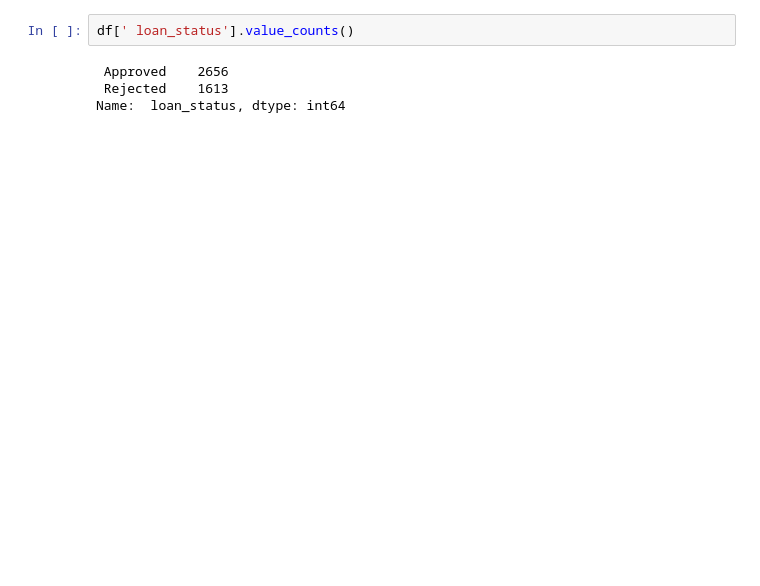
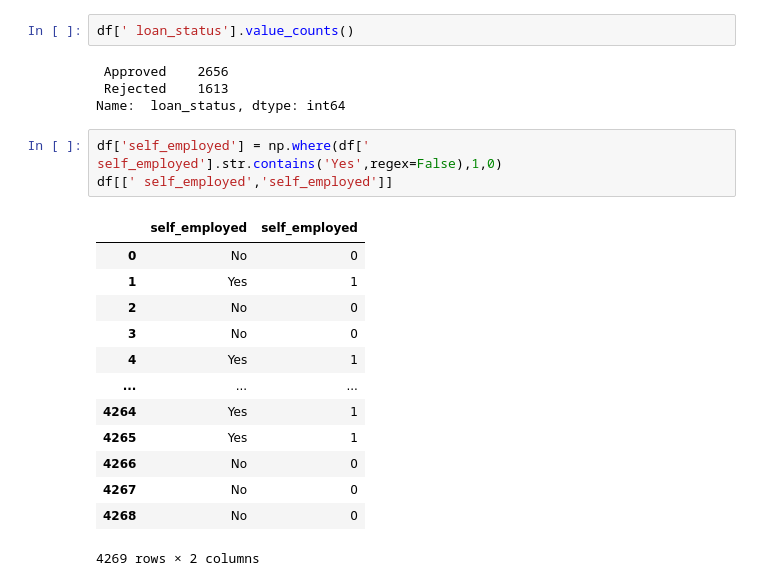
Before and after one commit to sha2992/Laptop-Price-Data, a Jupyter notebook: loan-approval-prediction.ipynb, the cells around one changed output. Drawn from its saved outputs; the diff is of its cells as text; blank space fills up the shorter version.

```diff
--- a/loan-approval-prediction.ipynb
+++ b/loan-approval-prediction.ipynb
@@ -116,3 +116,20 @@ df[' loan_status'].value_counts()
  Approved    2656
  Rejected    1613
 Name:  loan_status, dtype: int64
+# %%
+df['self_employed'] = np.where(df[' self_employed'].str.contains('Yes',regex=False),1,0)
+df[[' self_employed','self_employed']]
+# %% [output]
+|  | self_employed | self_employed |
+| 0 | No | 0 |
+| 1 | Yes | 1 |
+| 2 | No | 0 |
+| 3 | No | 0 |
+| 4 | Yes | 1 |
+| ... | ... | ... |
+| 4264 | Yes | 1 |
+| 4265 | Yes | 1 |
+| 4266 | No | 0 |
+| 4267 | No | 0 |
+| 4268 | No | 0 |
+4269 rows × 2 columns
```
Also changed, not shown: parts of 9 cells of this notebook.
